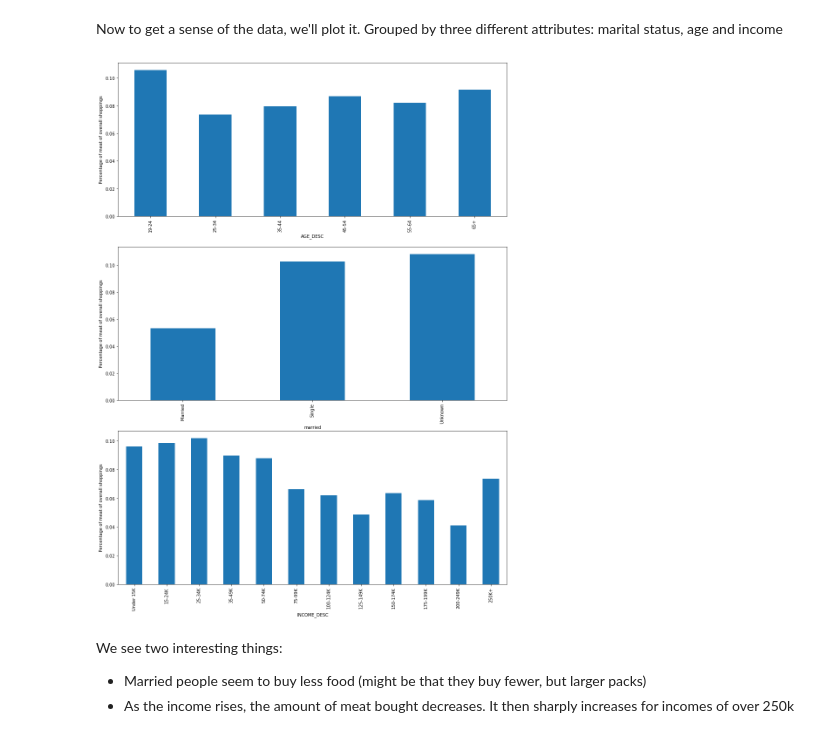
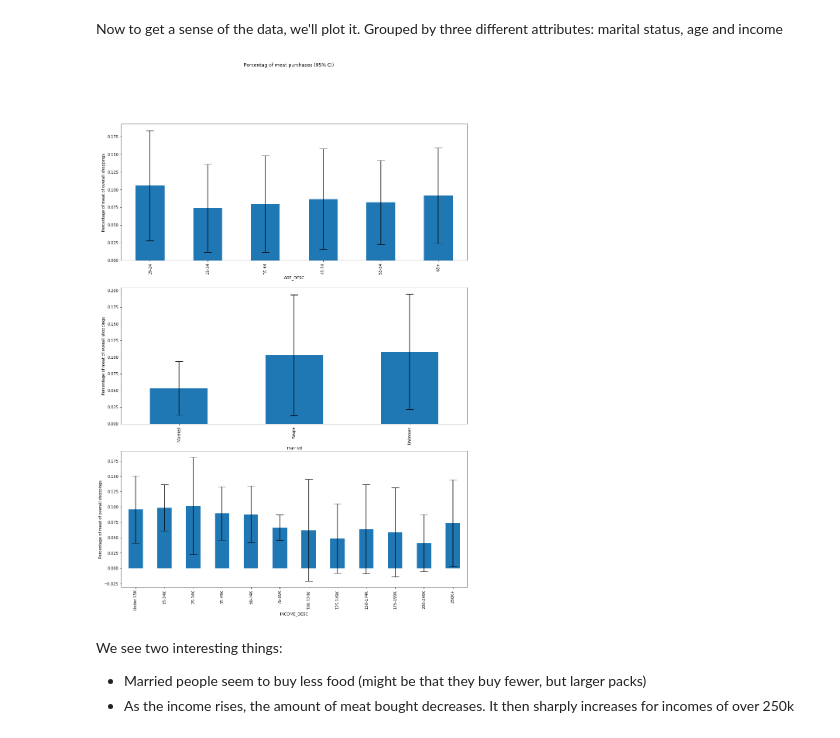
Before and after one commit to whateverforever/ada-2019-project, a Jupyter notebook: data_analysis.ipynb, the cells around one changed output. Drawn from its saved outputs; the diff is of its cells as text; code cells hidden in the pictures.

```diff
--- a/data_analysis.ipynb
+++ b/data_analysis.ipynb
@@ -402,7 +406,9 @@ Commodities to throw out (except):
 * 'SPRING/SUMMER SEASONAL' – CANDY
 # %%
 df_amb_com = df_food_com[df_food_com["COMMODITY_DESC"].apply(lambda x : x in list_food_com_ambigious)]
-throw_out =['MISC', 'BAKING CUPS', 'CAKE DECORS - BIRTHDAY CANDLES', 'BANDANA/SCARVES', 'FLASHLIGHTS','AS SEEN ON TV', 'MISC BULK', 'MISC SALES TRANS','PEYTON/GM EXPENSE ITEMS', 'MICROWAVE']
+throw_out =['MISC', 'BAKING CUPS', 'CAKE DECORS - BIRTHDAY CANDLES',
+            'BANDANA/SCARVES', 'FLASHLIGHTS','AS SEEN ON TV', 'MISC BULK',
+            'MISC SALES TRANS','PEYTON/GM EXPENSE ITEMS', 'MICROWAVE']
 
 for amb in list_food_com_ambigious:
     for item in df_amb_com[df_amb_com["COMMODITY_DESC"].apply(lambda x : x == amb)]["SUB_COMMODITY_DESC"].unique():
@@ -435,9 +441,13 @@ def filter_dataframe(df, word_list):
         filtered_df = filtered_df[~(filtered_df["DEPARTMENT"].str.contains(word) | filtered_df["COMMODITY_DESC"].str.contains(word) | filtered_df["SUB_COMMODITY_DESC"].str.contains(word))]
     return df[~df.index.isin(filtered_df.index)]
 # %%
-meat_list = ["MEAT","PORK", "BEEF", "DUCK", "CHICKEN", "POULTRY", "LAMB", "VEAL", "MUTTON", "TURKEY", "VENISON", "WILD BOAR", "BISON", "GOOSE", "RABBIT", "PHEASANT"]
-seafood_list = ["HERRING", "SEAFOOD", "SEAFD","SUSHI", "FISH","SHRIMP","SALMON","TUNA","TILAPIA","ALASKA","POLLOCK","PANGASIUS","BASA","SWAI","COD","CATFISH","CRAB","CLAMS"]
-sweets_snack_list = ["ROLLS", "PASTRY", "NUT","CRACKERS","DESSERT","SNKS","SNACK","CHIP", "CANDY", "ICE", "SWEET", "CHOCOLATE","POPCORN", "CAKE", "COOKIE", "PANCAKE", "BAKING", "BAKE", "PIE"]
+meat_list = ["MEAT","PORK", "BEEF", "DUCK", "CHICKEN", "POULTRY", "LAMB", "VEAL",
+             "MUTTON", "TURKEY", "VENISON", "WILD BOAR", "BISON", "GOOSE", "RABBIT", "PHEASANT"]
+seafood_list = ["HERRING", "SEAFOOD", "SEAFD","SUSHI", "FISH","SHRIMP","SALMON","TUNA",
+                "TILAPIA","ALASKA","POLLOCK","PANGASIUS","BASA","SWAI","COD","CATFISH","CRAB","CLAMS"]
+sweets_snack_list = ["ROLLS", "PASTRY", "NUT","CRACKERS","DESSERT","SNKS","SNACK","CHIP",
+                     "CANDY", "ICE", "SWEET", "CHOCOLATE","POPCORN", "CAKE", "COOKIE", "PANCAKE",
+                     "BAKING", "BAKE", "PIE"]
 fruits_list = ["FRUIT","APPLE", "ORANGE", "PEAR", "BANANA", "GRAPE", "BERR", "TOMATO", "LEMON", "MELON", "PEACH", "CHERR", "PINEAPPLE", "CITRUS"]
 vegetable_list = ["PUMPKIN", "COLESLAW", "SPINACH", "BEAN","VEG", "POTATO", "CARROT","CORN","PEPPER", "SQUASH", "ONION", "MUSHROOM", "CUCUMBER", "CAULIFLOWER", "BROCCOLI", "OLIVE" ]
 veg_animal_list = ["DAIRY","MILK","CHEESE", "YOGURT", "BUTTER", "MARGARINE", "EGG", "HONEY"]
@@ -691,8 +700,25 @@ We can see the difference between the amount of coupon distributed and redeemed
 # %% [markdown]
 To do some further analysis, we will create a function *products_categories()* taking the number of a campaign and plotting the repartition of products for which coupons were offered and were redeemed based on the categories previously defined. It will also return these 2 repartitions as dictionaries with the proportion of each category as values and the categories as keys. A parameter *show_plot* will enable to show or not the plot (if only the proportions are needed). Note that the proportions for the coupons redeemed are computed as the proportion out of the total number of coupons distributed (i.e. 20% coupons redeemed in 'meat' means that 20% of the coupons distributed were redeemed for 'meat'). This is not the same as saying that 20% of the coupons redeemed were for 'meat'.
 # %%
-#Create df with all remaining products (even non-food products)
-df_left_all = df_products[~df_products.index.isin(np.concatenate((df_meat.index,df_seafood.index, df_sweets_snack.index, df_fruits.index, df_vegetable.index, df_beverage.index, df_veg_animal.index, df_condiments.index, df_carbs.index, df_meals.index)))]
+# Create df with all remaining products (even non-food products)
+df_left_all = df_products[
+    ~df_products.index.isin(
+        np.concatenate(
+            (
+                df_meat.index,
+                df_seafood.index,
+                df_sweets_snack.index,
+                df_fruits.index,
+                df_vegetable.index,
+                df_beverage.index,
+                df_veg_animal.index,
+                df_condiments.index,
+                df_carbs.index,
+                df_meals.index,
+            )
+        )
+    )
+]
 # %%
 categories = ['Meat', 'Seafood', 'Sweet snacks', 'Fruits', 'Vegetables', 'Veg animal', 'Beverage', 'Condiments', 'Carbs', 'Meals', 'Other']
 df_list = (df_meat, df_seafood, df_sweets_snack, df_fruits, df_vegetable,
@@ -1083,37 +1109,40 @@ Now to get a sense of the data, we'll plot it. Grouped by three different attrib
 # %%
 salary_index = [
     "Under 15K",
     "15-24K",
     "25-34K",
     "35-49K",
     "50-74K",
     "75-99K",
     "100-124K",
     "125-149K",
     "150-174K",
     "175-199K",
     "200-249K",
     "250K+",
 ]
 
 fig, axes = plt.subplots(nrows=3)
 interesting_groups = ["AGE_DESC", "married", "INCOME_DESC"]
 
 for i, group_name in enumerate(interesting_groups):
-    data = df_demo_w_meat.groupby(group_name).mean().ratio_meat
+    data = df_demo_w_meat.groupby(group_name).ratio_meat.mean()
+
+    qupper = df_demo_w_meat.groupby(group_name).ratio_meat.quantile(0.975)
+    qlower = df_demo_w_meat.groupby(group_name).ratio_meat.quantile(0.025)
 
     if group_name == "INCOME_DESC":
         data = data.reindex(salary_index)
 
-    data.plot(kind="bar", ax=axes[i])
+    data.plot(kind="bar", ax=axes[i], yerr=[data - qlower, qupper - data], capsize=10)
 
     axes[i].set_ylabel("Percentage of meat of overall shoppings")
 
-
+fig.suptitle("Percentag of meat purchases (95% CI)")
 fig.set_figheight(22)
 plt.show()
 # %% [output]
-[figure, old version]
+[figure, new version]
 # %% [markdown]
 We see two interesting things:
 
```
Also changed, not shown: parts of 8 cells of this notebook.
